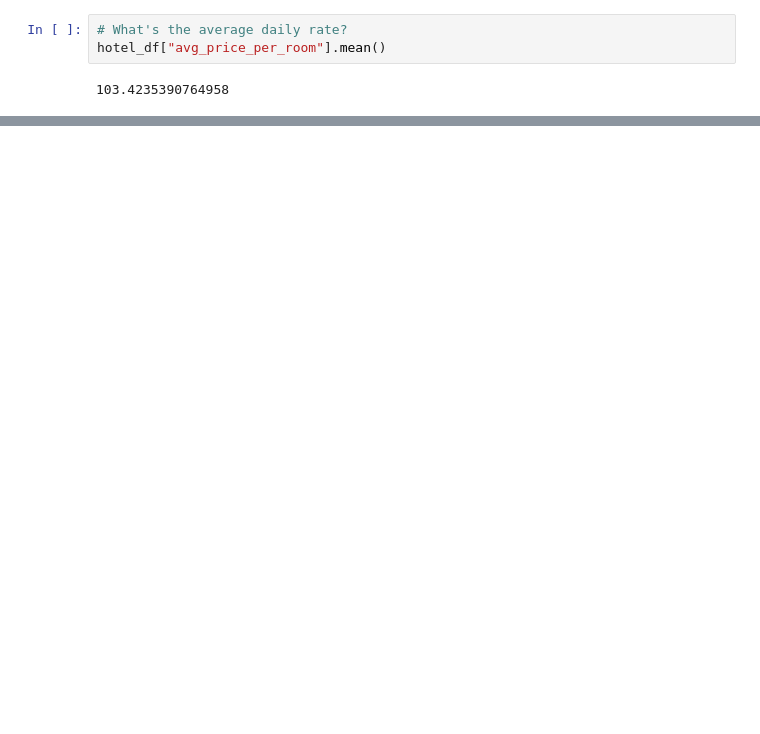
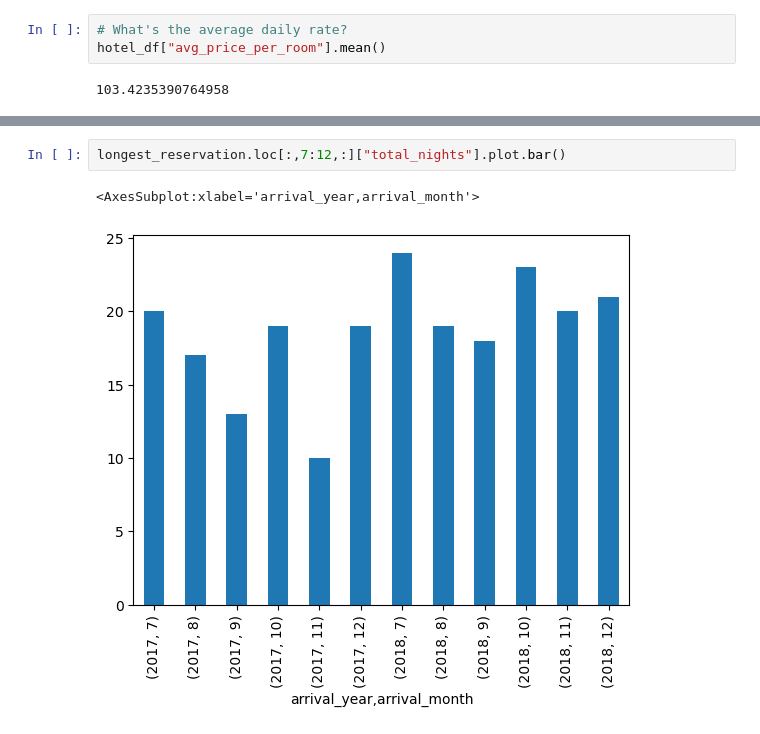
Before and after one commit to domivillacis/Hotel_reservations_analysis, a Jupyter notebook: Hotel_dataset.ipynb, the cells around one changed output, grey strips where cells are left out. Saved outputs shown, nothing was run; the diff lists cells and outputs as text; blank space fills up the shorter version.

```diff
--- a/Hotel_dataset.ipynb
+++ b/Hotel_dataset.ipynb
@@ -266,0 +275,5 @@ plt.show()
+# %%
+longest_reservation.loc[:,7:12,:]["total_nights"].plot.bar()
+# %% [output]
+<AxesSubplot:xlabel='arrival_year,arrival_month'>
+[figure, added]
```
Also changed, not shown: parts of 11 cells of this notebook.
